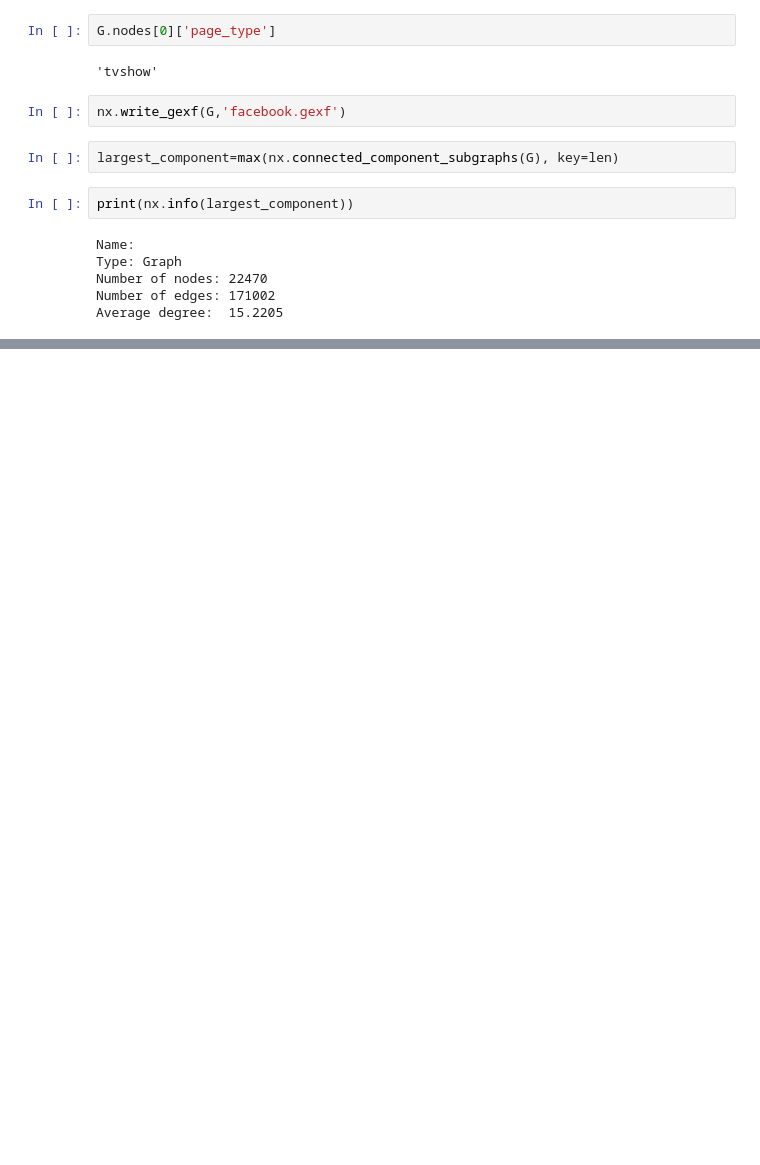
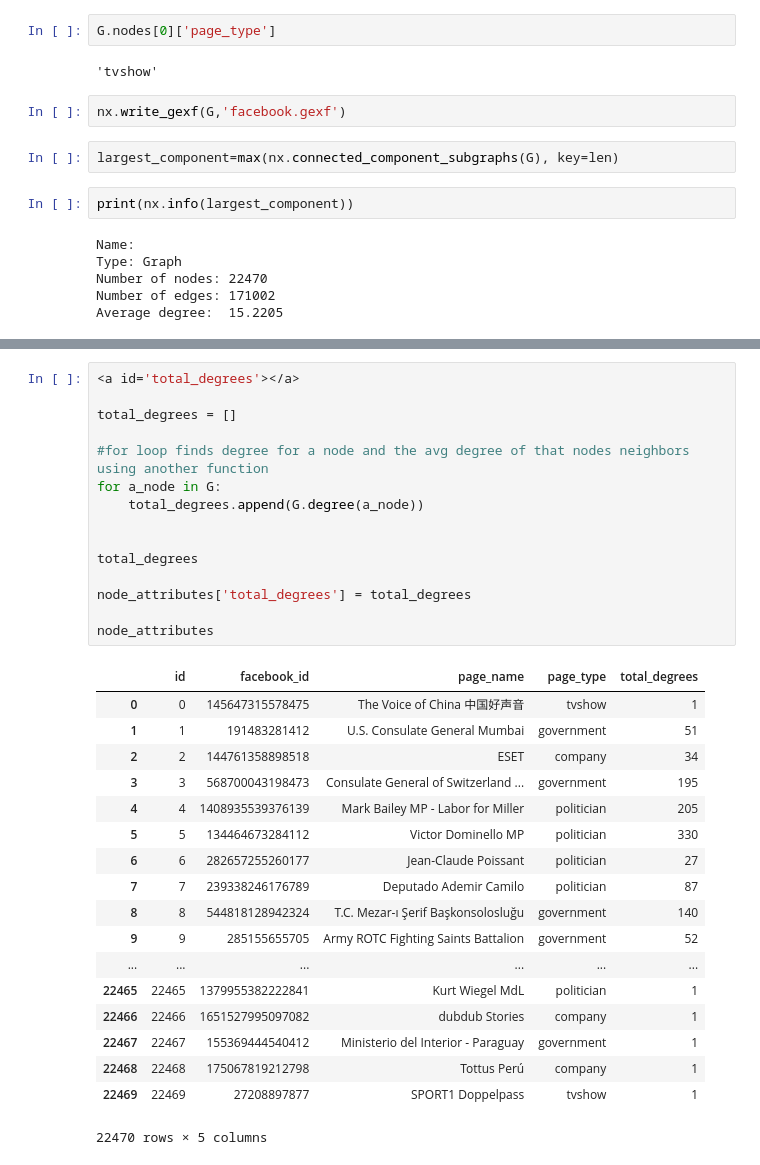
Before and after one commit to nhiyobie/networking-iu-finalproject-facebook, a Jupyter notebook: Untitled.ipynb, the cells around one changed output, grey strips where cells are left out. Saved outputs shown, nothing was run; the diff lists cells and outputs as text; blank space fills up the shorter version.

```diff
--- a/Untitled.ipynb
+++ b/Untitled.ipynb
@@ -90,0 +156,34 @@ Average degree:  15.2205
+# %%
+<a id='total_degrees'></a>
+
+total_degrees = []
+
+#for loop finds degree for a node and the avg degree of that nodes neighbors using another function
+for a_node in G:
+    total_degrees.append(G.degree(a_node))
+
+
+total_degrees
+
+node_attributes['total_degrees'] = total_degrees
+
+node_attributes
+# %% [output]
+|  | id | facebook_id | page_name | page_type | total_degrees |
+| 0 | 0 | 145647315578475 | The Voice of China 中国好声音 | tvshow | 1 |
+| 1 | 1 | 191483281412 | U.S. Consulate General Mumbai | government | 51 |
+| 2 | 2 | 144761358898518 | ESET | company | 34 |
+| 3 | 3 | 568700043198473 | Consulate General of Switzerland ... | government | 195 |
+| 4 | 4 | 1408935539376139 | Mark Bailey MP - Labor for Miller | politician | 205 |
+| 5 | 5 | 134464673284112 | Victor Dominello MP | politician | 330 |
+| 6 | 6 | 282657255260177 | Jean-Claude Poissant | politician | 27 |
+| 7 | 7 | 239338246176789 | Deputado Ademir Camilo | politician | 87 |
+| 8 | 8 | 544818128942324 | T.C. Mezar-ı Şerif Başkonsolosluğu | government | 140 |
+| 9 | 9 | 285155655705 | Army ROTC Fighting Saints Battalion | government | 52 |
+| ... | ... | ... | ... | ... | ... |
+| 22465 | 22465 | 1379955382222841 | Kurt Wiegel MdL | politician | 1 |
+| 22466 | 22466 | 1651527995097082 | dubdub Stories | company | 1 |
+| 22467 | 22467 | 155369444540412 | Ministerio del Interior - Paraguay | government | 1 |
+| 22468 | 22468 | 175067819212798 | Tottus Perú | company | 1 |
+| 22469 | 22469 | 27208897877 | SPORT1 Doppelpass | tvshow | 1 |
+22470 rows × 5 columns
```
Also changed, not shown: parts of 9 cells of this notebook.
